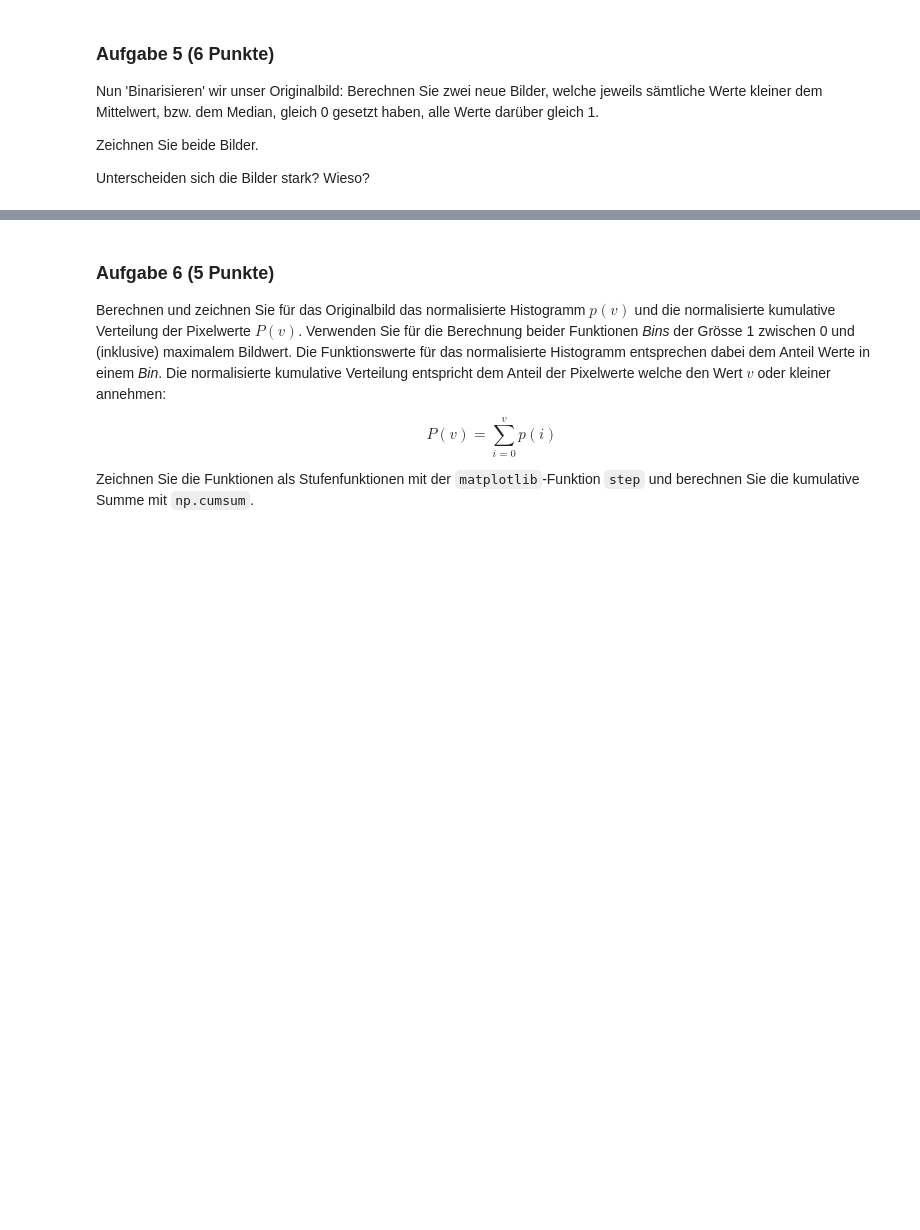
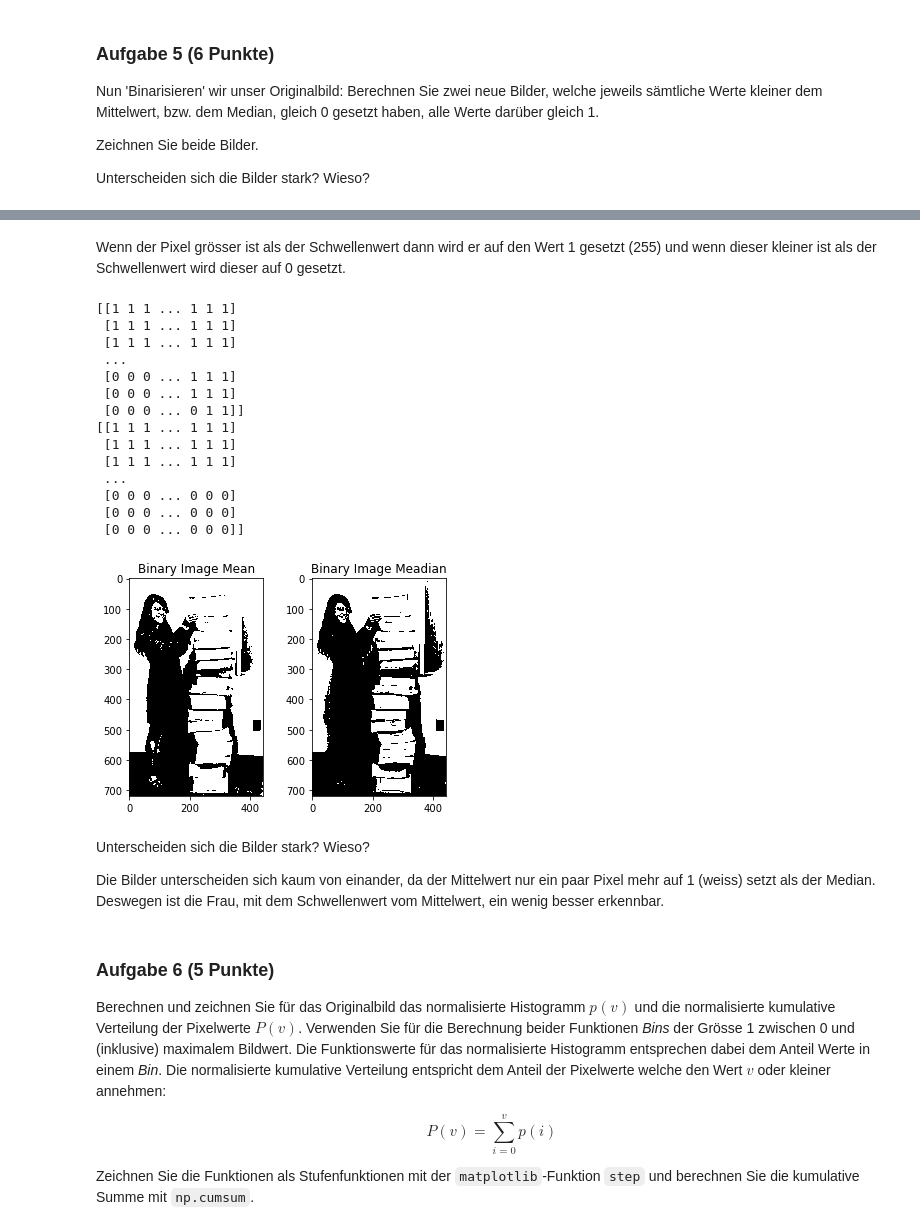
Before and after one commit to JuliaLauraMueller/dsp_hs2019, a Jupyter notebook: assignments/assignment07/exercise07.ipynb, the cells around one changed output, grey strips where cells are left out. Drawn from its saved outputs; the diff is of its cells as text; code cells hidden in the pictures; blank space fills up the shorter version.

```diff
--- a/assignments/assignment07/exercise07.ipynb
+++ b/assignments/assignment07/exercise07.ipynb
@@ -208,3 +214,53 @@ YOUR ANSWER HERE
+# %% [markdown]
+Wenn der Pixel grösser ist als der Schwellenwert dann wird er auf den Wert 1 gesetzt (255) und wenn dieser kleiner ist als der Schwellenwert wird dieser auf 0 gesetzt.
+# %%
+#plt.imshow(image_example)
+
+# Binarisiertes Bild mit Mittelwert als Schwellenwert
+thresh_value_mean = 144
+binary_image_mean = (np_image_example >= thresh_value_mean) * 1
+Image.fromarray(np.uint8(binary_image_mean)).save('binary_image_mean.jpg')
+print(binary_image_mean)
+
+#plt.imshow(binary_image_mean)
+
+# Binarisiertes Bild mit Median als Schwellenwert
+thresh_value_median = 174
+binary_image_median = (np_image_example > thresh_value_median) * 1 # .astype(np.int_)
+Image.fromarray(np.uint8(binary_image_median)).save('binary_image_median.jpg')
+print(binary_image_median)
+
+# ret, thresh_mean = cv2.threshold(image_example, thresh_value_mean, 255, cv2.THRESH_BINARY)
+# ret, thresh_median = cv2.threshold(image_example, thresh_value_median, 255, cv2.THRESH_BINARY)
+
+names = ['Binary Image Mean', 'Binary Image Meadian']
+images = [binary_image_mean, binary_image_median]
+
+for i in range(2):
+    plt.subplot(1,2,i+1),plt.imshow(images[i],'gray')
+    plt.title(names[i])
+
+plt.show()
+# %% [output]
+[[1 1 1 ... 1 1 1]
+ [1 1 1 ... 1 1 1]
+ [1 1 1 ... 1 1 1]
+ ...
+ [0 0 0 ... 1 1 1]
+ [0 0 0 ... 1 1 1]
+ [0 0 0 ... 0 1 1]]
+[[1 1 1 ... 1 1 1]
+ [1 1 1 ... 1 1 1]
+ [1 1 1 ... 1 1 1]
+ ...
+ [0 0 0 ... 0 0 0]
+ [0 0 0 ... 0 0 0]
+ [0 0 0 ... 0 0 0]]
+[figure, added]
+# %% [markdown]
+Unterscheiden sich die Bilder stark? Wieso?
+
+Die Bilder unterscheiden sich kaum von einander, da der Mittelwert nur ein paar Pixel mehr auf 1 (weiss) setzt als der Median. Deswegen ist die Frau, mit dem Schwellenwert vom Mittelwert, ein wenig besser erkennbar.
 # %% [markdown]
 ### Aufgabe 6 (5 Punkte)
 
```
Also changed, not shown: parts of 11 cells of this notebook, 2 other files.
